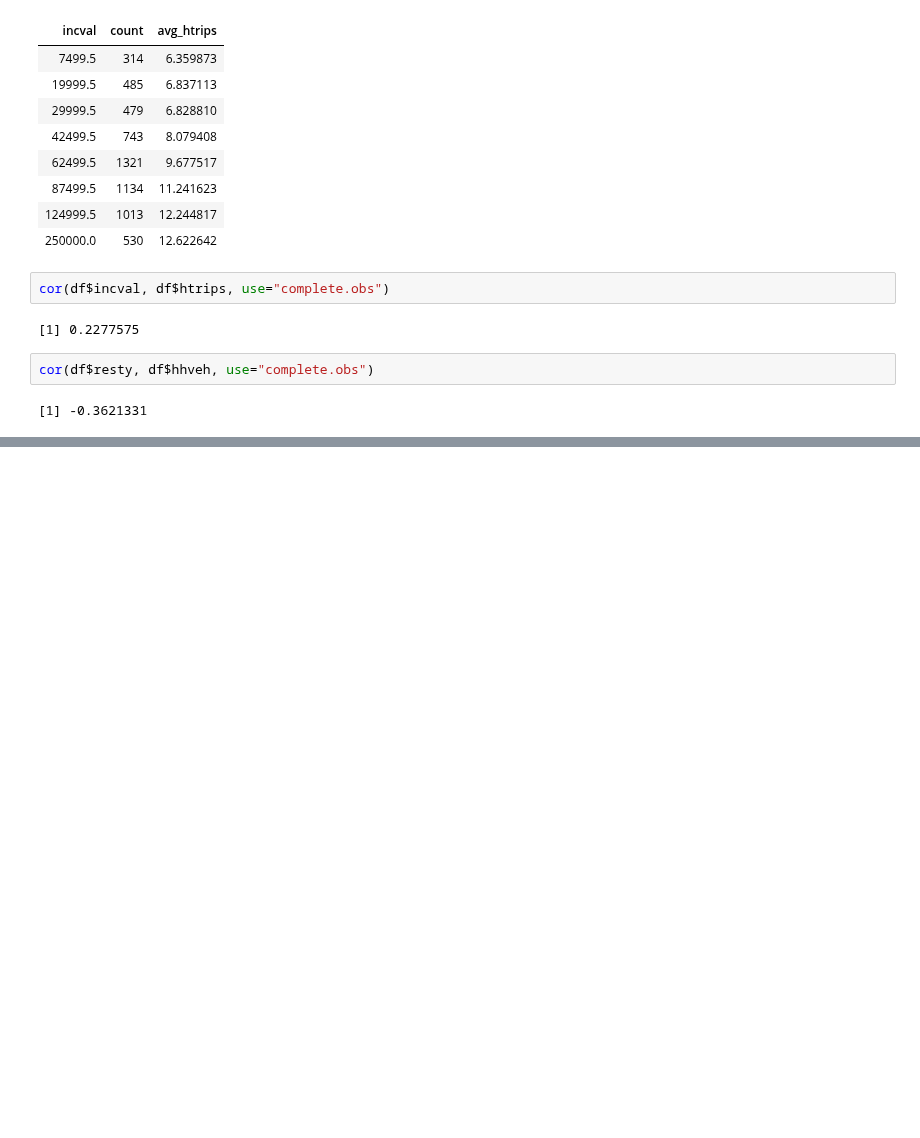
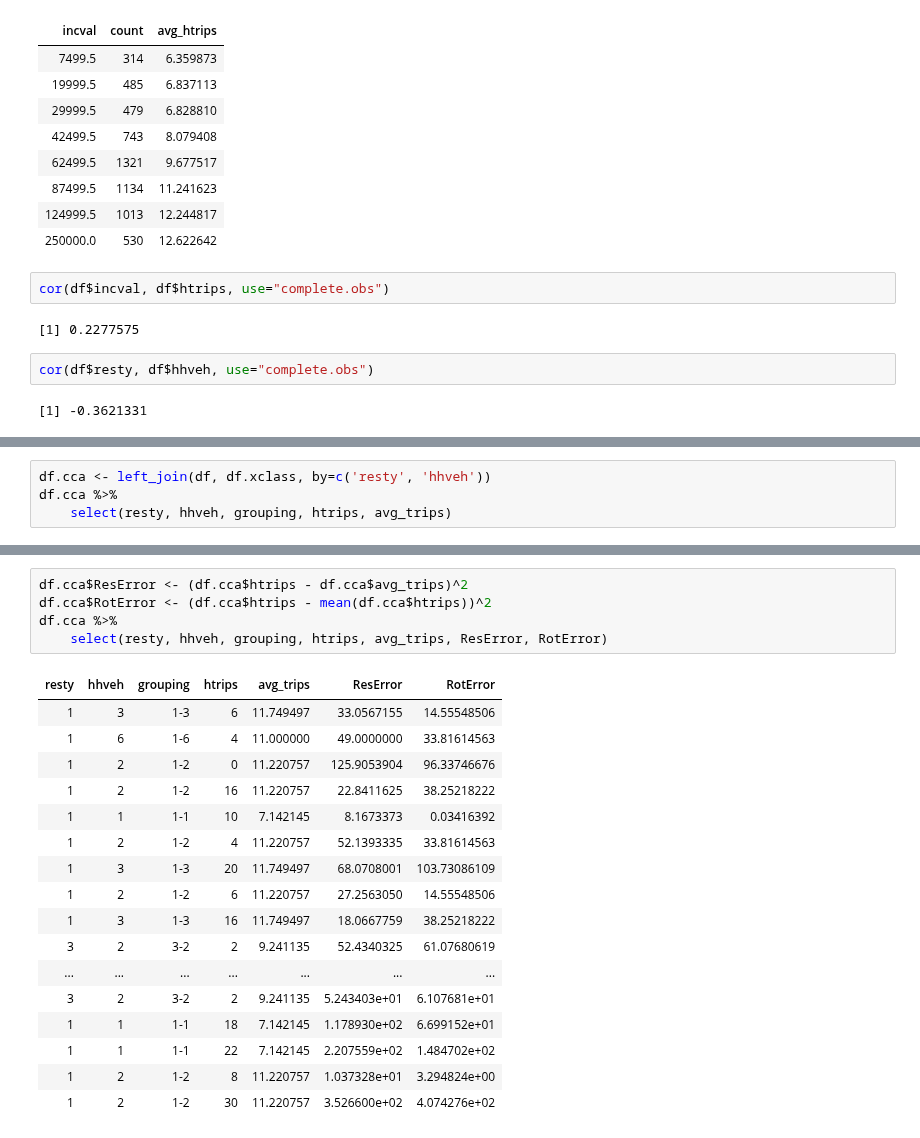
Before and after one commit to saashimi/USP_587, a Jupyter notebook: hw1-r.ipynb, the cells around one changed output, grey strips where cells are left out. Saved outputs shown, nothing was run; the diff lists cells and outputs as text; blank space fills up the shorter version.

```diff
--- a/hw1-r.ipynb
+++ b/hw1-r.ipynb
@@ -284,0 +235,4 @@ t.test(df$resty, df$hhveh)
+# %%
+df.cca <- left_join(df, df.xclass, by=c('resty', 'hhveh'))
+df.cca %>%
+    select(resty, hhveh, grouping, htrips, avg_trips)
@@ -284,0 +257,23 @@ t.test(df$resty, df$hhveh)
+# %%
+df.cca$ResError <- (df.cca$htrips - df.cca$avg_trips)^2
+df.cca$RotError <- (df.cca$htrips - mean(df.cca$htrips))^2
+df.cca %>%
+    select(resty, hhveh, grouping, htrips, avg_trips, ResError, RotError)
+# %% [output]
+| resty | hhveh | grouping | htrips | avg_trips | ResError | RotError |
+| 1 | 3 | 1-3 | 6 | 11.749497 | 33.0567155 | 14.55548506 |
+| 1 | 6 | 1-6 | 4 | 11.000000 | 49.0000000 | 33.81614563 |
+| 1 | 2 | 1-2 | 0 | 11.220757 | 125.9053904 | 96.33746676 |
+| 1 | 2 | 1-2 | 16 | 11.220757 | 22.8411625 | 38.25218222 |
+| 1 | 1 | 1-1 | 10 | 7.142145 | 8.1673373 | 0.03416392 |
+| 1 | 2 | 1-2 | 4 | 11.220757 | 52.1393335 | 33.81614563 |
+| 1 | 3 | 1-3 | 20 | 11.749497 | 68.0708001 | 103.73086109 |
+| 1 | 2 | 1-2 | 6 | 11.220757 | 27.2563050 | 14.55548506 |
+| 1 | 3 | 1-3 | 16 | 11.749497 | 18.0667759 | 38.25218222 |
+| 3 | 2 | 3-2 | 2 | 9.241135 | 52.4340325 | 61.07680619 |
+| ... | ... | ... | ... | ... | ... | ... |
+| 3 | 2 | 3-2 | 2 | 9.241135 | 5.243403e+01 | 6.107681e+01 |
+| 1 | 1 | 1-1 | 18 | 7.142145 | 1.178930e+02 | 6.699152e+01 |
+| 1 | 1 | 1-1 | 22 | 7.142145 | 2.207559e+02 | 1.484702e+02 |
+| 1 | 2 | 1-2 | 8 | 11.220757 | 1.037328e+01 | 3.294824e+00 |
+| 1 | 2 | 1-2 | 30 | 11.220757 | 3.526600e+02 | 4.074276e+02 |
```
Also changed, not shown: parts of 8 cells of this notebook.
